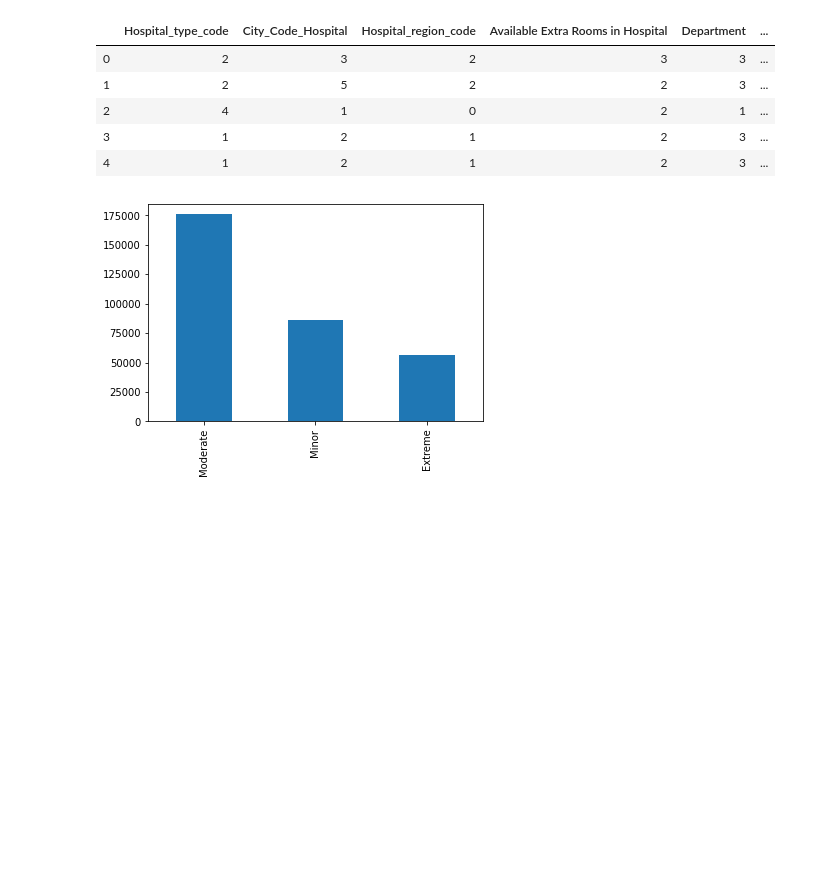
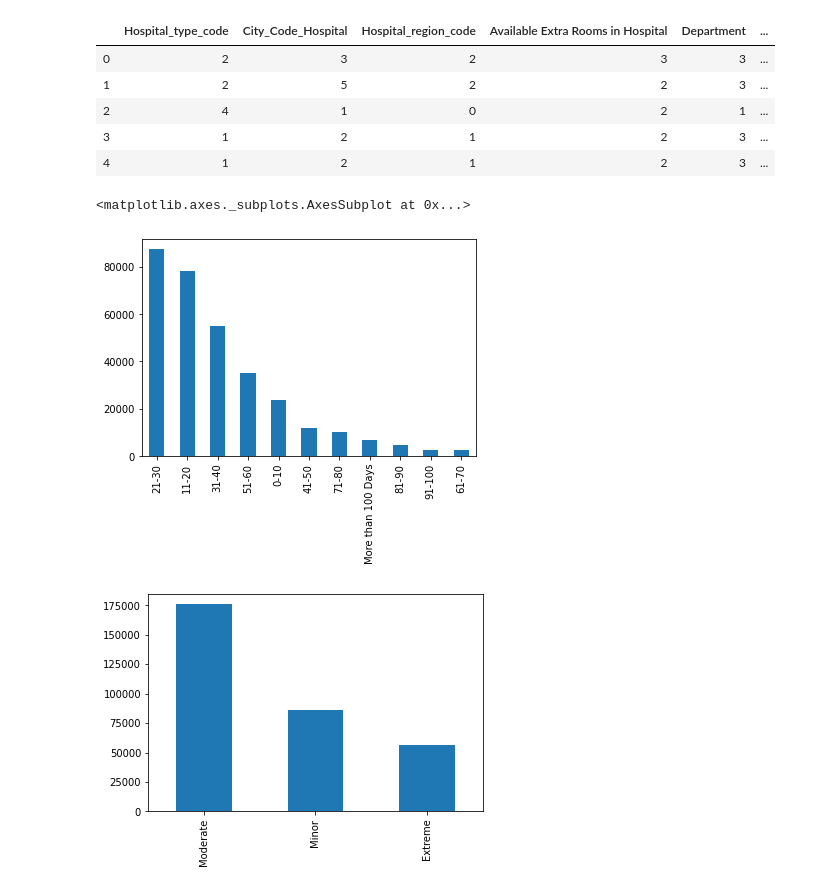
Before and after one commit to alvanli/KaggleFun, a Jupyter notebook: HealthAnalytics/A1_DataProcess.ipynb, the cells around one changed output. Drawn from its saved outputs; the diff is of its cells as text; code cells hidden in the pictures; blank space fills up the shorter version.

```diff
--- a/HealthAnalytics/A1_DataProcess.ipynb
+++ b/HealthAnalytics/A1_DataProcess.ipynb
@@ -91,6 +91,11 @@ df_mod.head()
 | 2 | 4 | 1 | 0 | 2 | 1 | ... |
 | 3 | 1 | 2 | 1 | 2 | 3 | ... |
 | 4 | 1 | 2 | 1 | 2 | 3 | ... |
+# %%
+df.Stay.value_counts().plot.bar()
+# %% [output]
+<matplotlib.axes._subplots.AxesSubplot at 0x...>
+[figure, added]
 # %%
 df["Severity of Illness"].value_counts().plot.bar()
 plt.show()
```
Also changed, not shown: 3 other files.
